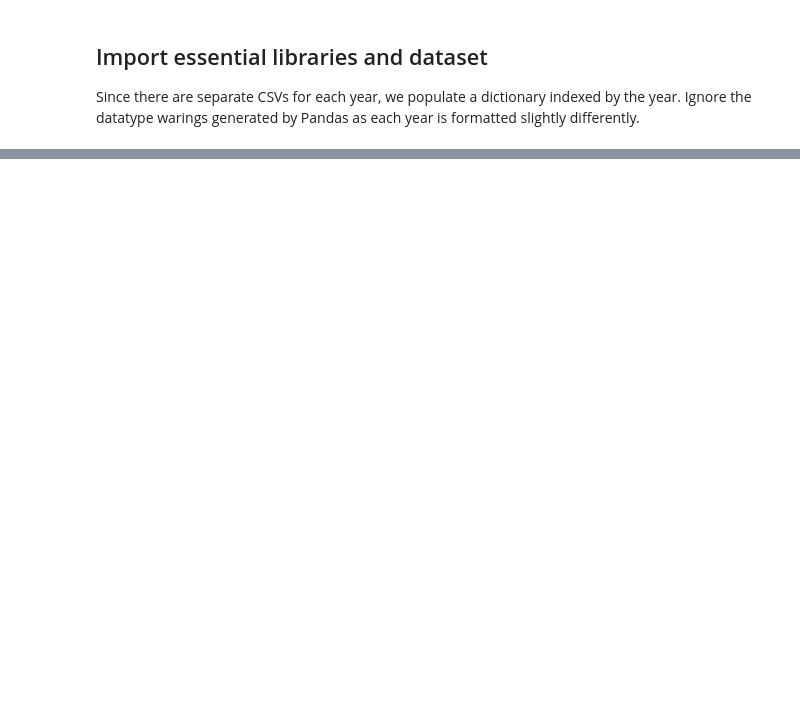
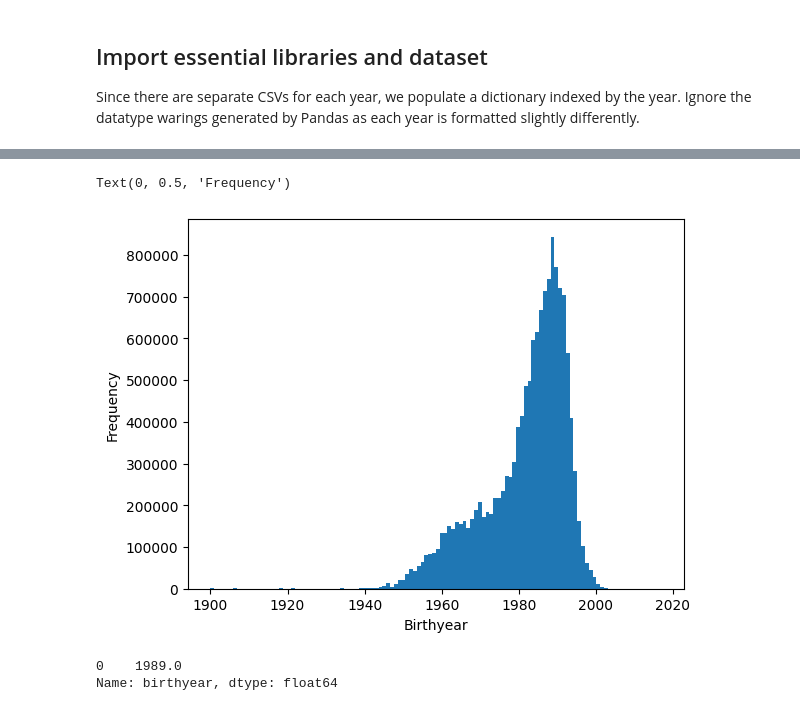
Before and after one commit to frogmasta/TE-360-Final-Project, a Jupyter notebook: main.ipynb, the cells around one changed output, grey strips where cells are left out. Drawn from its saved outputs; the diff is of its cells as text; code cells hidden in the pictures; blank space fills up the shorter version.

```diff
--- a/main.ipynb
+++ b/main.ipynb
@@ -64,0 +168,14 @@ divvy_yearly_dfs[2020]
+# %%
+birthyears_cleaned = divvy_cleaned_df['birthyear'].dropna().loc[lambda x: x >= 1900] # Filter out anyone born before 1900 because they're dead
+
+plt.hist(birthyears_cleaned, bins=118)
+plt.xlabel("Birthyear")
+plt.ylabel("Frequency")
+# %% [output]
+Text(0, 0.5, 'Frequency')
+[figure, added]
+# %%
+birthyears_cleaned.mode()
+# %% [output]
+0    1989.0
+Name: birthyear, dtype: float64
```
Also changed, not shown: parts of 15 cells of this notebook, 1 other file.
